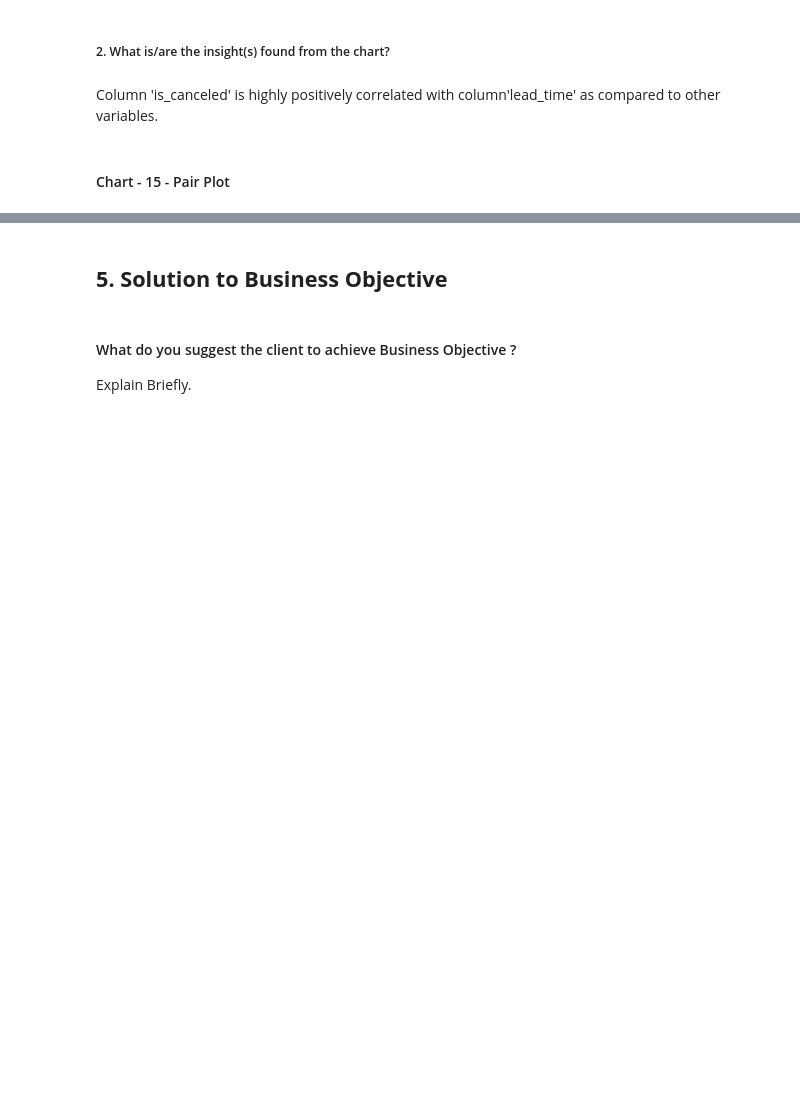
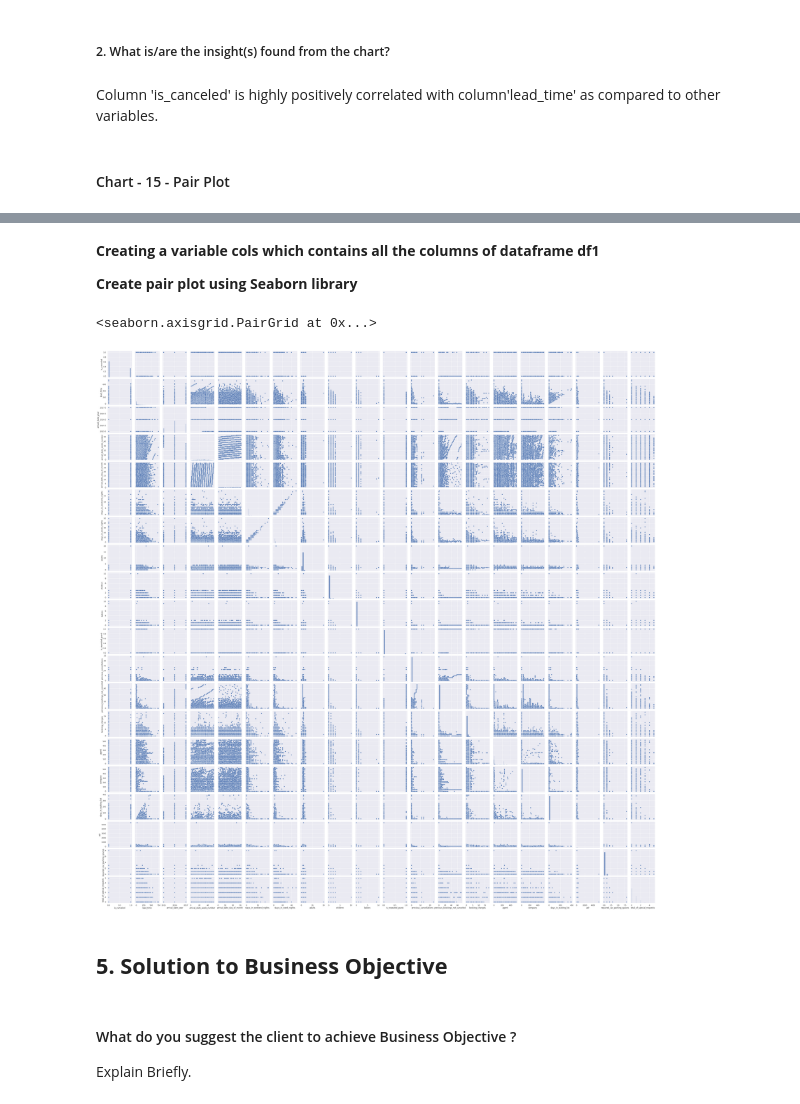
Before and after one commit to CoderSumanesh/Hotel-Booking-Analysis, a Jupyter notebook: hotel_booking_analysis.ipynb, the cells around one changed output, grey strips where cells are left out. Saved outputs shown, nothing was run; the diff lists cells and outputs as text; code cells hidden in the pictures; blank space fills up the shorter version.

```diff
--- a/hotel_booking_analysis.ipynb
+++ b/hotel_booking_analysis.ipynb
@@ -968,3 +970,13 @@ Answer Here
+# %% [markdown]
+**Creating a variable cols which contains all the columns of dataframe df1**
+
+**Create pair plot using Seaborn library**
+# %%
+cols=df1.columns
+sns.pairplot(df1[cols])
+# %% [output]
+<seaborn.axisgrid.PairGrid at 0x...>
+[figure, added]
 # %% [markdown]
 ## **5. Solution to Business Objective**
 # %% [markdown]
```
Also changed, not shown: parts of 15 cells of this notebook.
